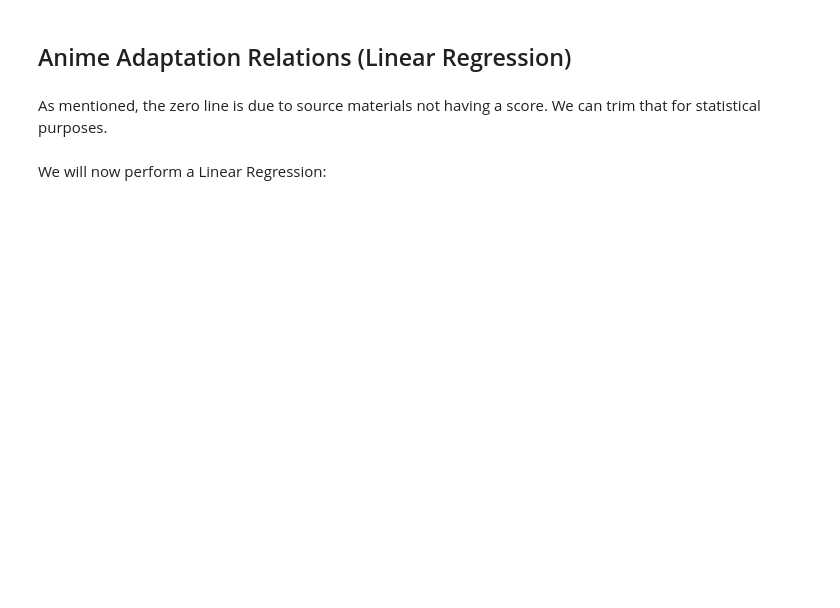
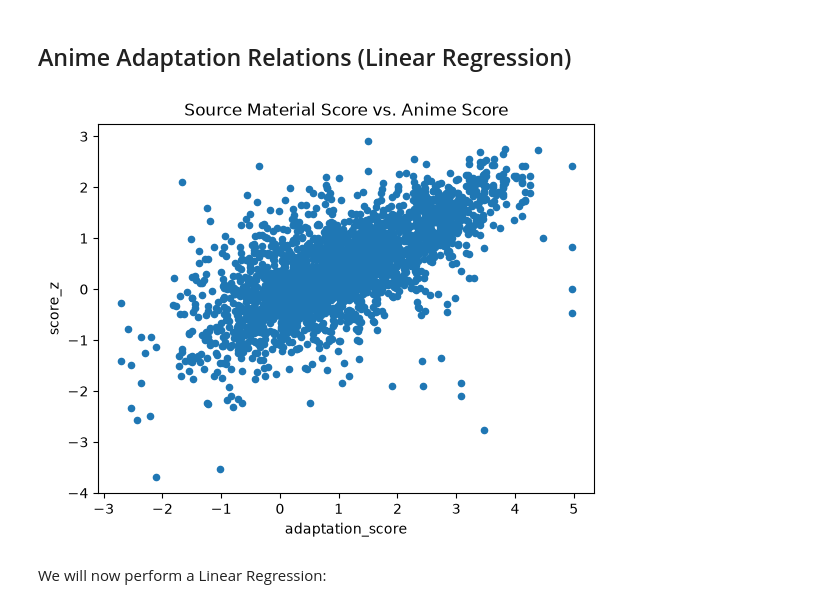
Before and after one commit to esan0983/FAL-Destroyer-3000, a Jupyter notebook: notebooks/04_statistics.ipynb, the cells around one changed output. Drawn from its saved outputs; the diff is of its cells as text; code cells hidden in the pictures; blank space fills up the shorter version.

```diff
--- a/notebooks/04_statistics.ipynb
+++ b/notebooks/04_statistics.ipynb
@@ -20,8 +38,8 @@ df.info()
 # %% [markdown]
 ## Anime Adaptation Relations (Linear Regression)
 # %%
-adaptation_df = df[df['has_adaptation_score'] == 1]
+adaptation_df = df[~df['adaptation_score'].isna()]
 adaptation_df.plot.scatter(x='adaptation_score', y='score_z', title='Source Material Score vs. Anime Score')
 plt.show()
+# %% [output]
+[figure, added]
-# %% [markdown]
-As mentioned, the zero line is due to source materials not having a score. We can trim that for statistical purposes.
```
Also changed, not shown: parts of 25 cells of this notebook, 22 other files.
